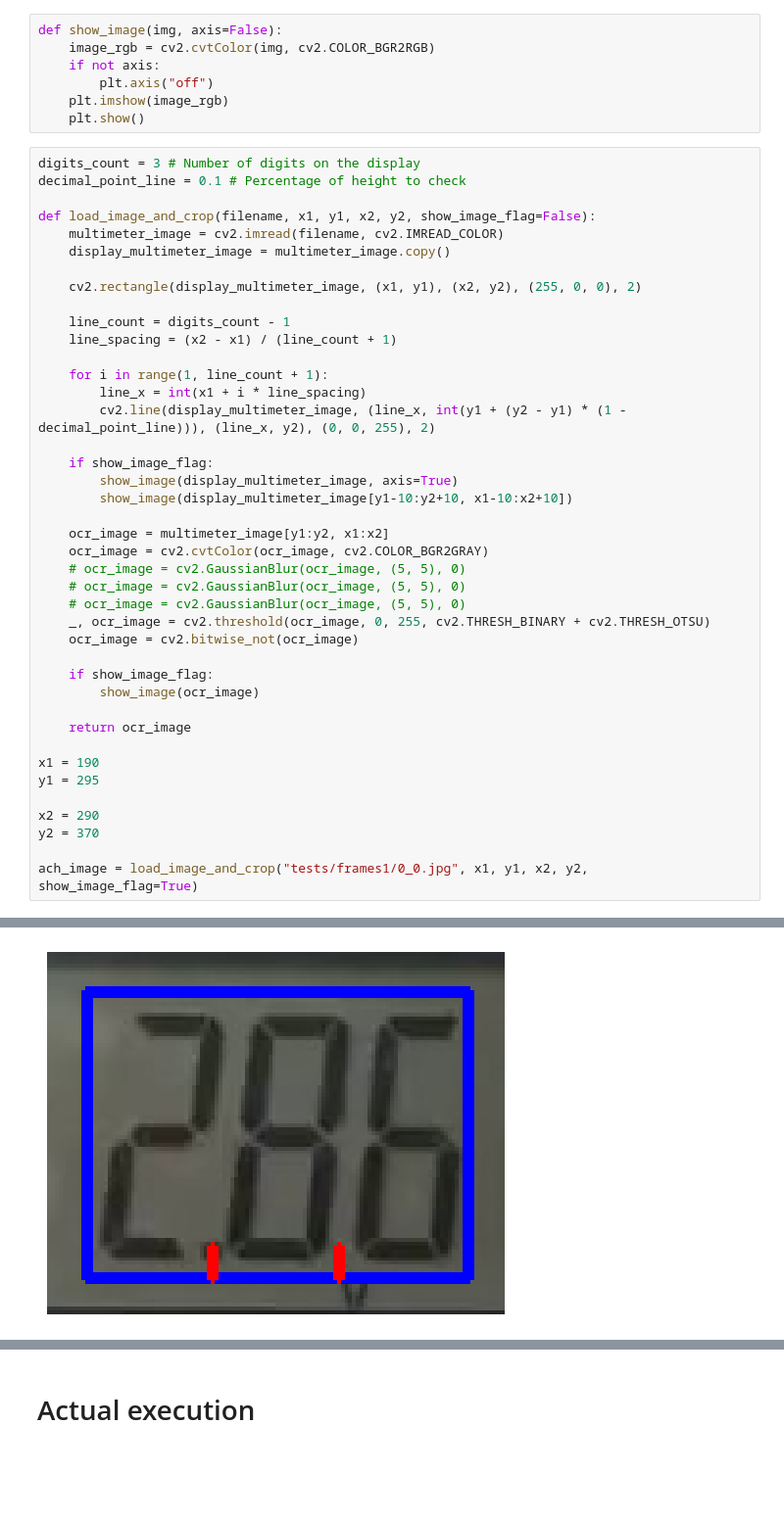
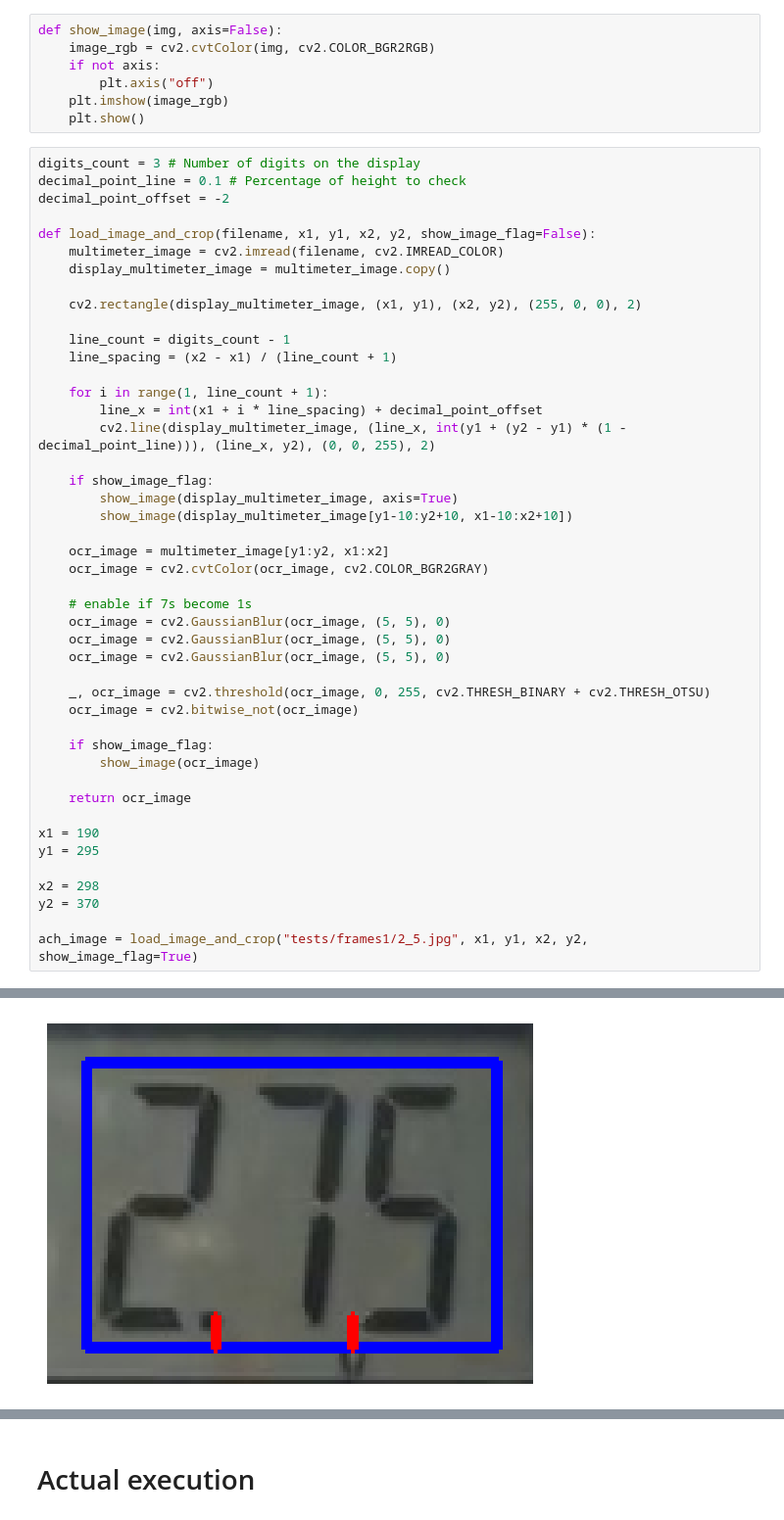
Before and after one commit to prenone/MultimeterReader, a Jupyter notebook: multimeter_reader.ipynb, the cells around one changed output, grey strips where cells are left out. Shown at 98% size. Cells and saved outputs as stored; diff of their text form; blank space fills up the shorter version.

```diff
--- a/multimeter_reader.ipynb
+++ b/multimeter_reader.ipynb
@@ -51,6 +51,7 @@ def show_image(img, axis=False):
 # %%
 digits_count = 3 # Number of digits on the display
 decimal_point_line = 0.1 # Percentage of height to check
+decimal_point_offset = -2
 
 def load_image_and_crop(filename, x1, y1, x2, y2, show_image_flag=False):
     multimeter_image = cv2.imread(filename, cv2.IMREAD_COLOR)
@@ -62,7 +63,7 @@ def load_image_and_crop(filename, x1, y1, x2, y2, show_image_flag=False):
     line_spacing = (x2 - x1) / (line_count + 1)
 
     for i in range(1, line_count + 1):
-        line_x = int(x1 + i * line_spacing)
+        line_x = int(x1 + i * line_spacing) + decimal_point_offset
         cv2.line(display_multimeter_image, (line_x, int(y1 + (y2 - y1) * (1 - decimal_point_line))), (line_x, y2), (0, 0, 255), 2)
 
     if show_image_flag:
@@ -71,9 +72,12 @@ def load_image_and_crop(filename, x1, y1, x2, y2, show_image_flag=False):
 
     ocr_image = multimeter_image[y1:y2, x1:x2]
     ocr_image = cv2.cvtColor(ocr_image, cv2.COLOR_BGR2GRAY)
-    # ocr_image = cv2.GaussianBlur(ocr_image, (5, 5), 0)
-    # ocr_image = cv2.GaussianBlur(ocr_image, (5, 5), 0)
-    # ocr_image = cv2.GaussianBlur(ocr_image, (5, 5), 0)
+
+    # enable if 7s become 1s
+    ocr_image = cv2.GaussianBlur(ocr_image, (5, 5), 0)
+    ocr_image = cv2.GaussianBlur(ocr_image, (5, 5), 0)
+    ocr_image = cv2.GaussianBlur(ocr_image, (5, 5), 0)
+
     _, ocr_image = cv2.threshold(ocr_image, 0, 255, cv2.THRESH_BINARY + cv2.THRESH_OTSU)
     ocr_image = cv2.bitwise_not(ocr_image)
 
@@ -85,8 +89,8 @@ def load_image_and_crop(filename, x1, y1, x2, y2, show_image_flag=False):
 x1 = 190
 y1 = 295
 
-x2 = 290
+x2 = 298
 y2 = 370
 
-ach_image = load_image_and_crop("tests/frames1/0_0.jpg", x1, y1, x2, y2, show_image_flag=True)
+ach_image = load_image_and_crop("tests/frames1/2_5.jpg", x1, y1, x2, y2, show_image_flag=True)
 # %% [output]
@@ -94 +98 @@ ach_image = load_image_and_crop("tests/frames1/0_0.jpg", x1, y1, x2, y2, show_im
-[figure, old version]
+[figure, new version]
```
Also changed, not shown: parts of 8 cells of this notebook.
